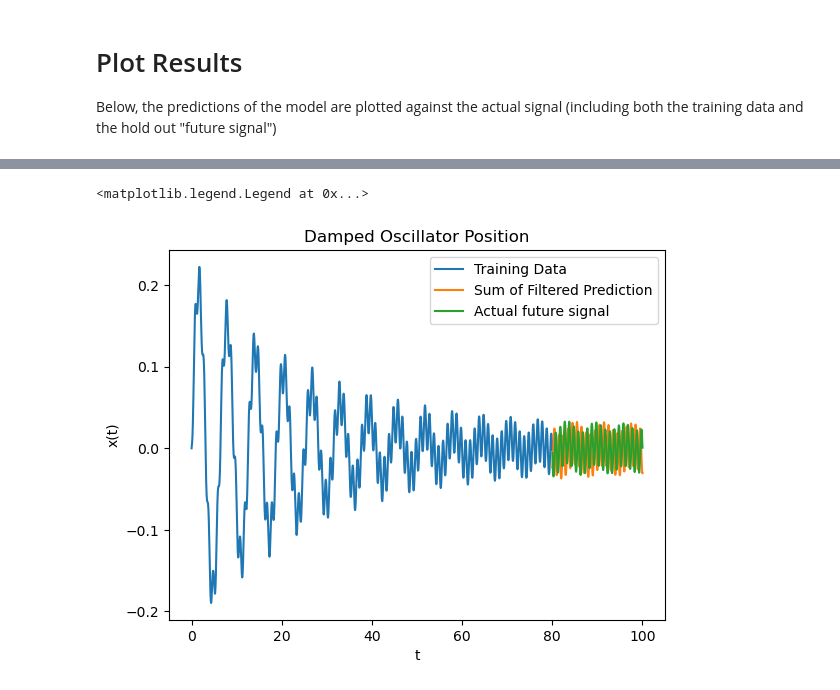
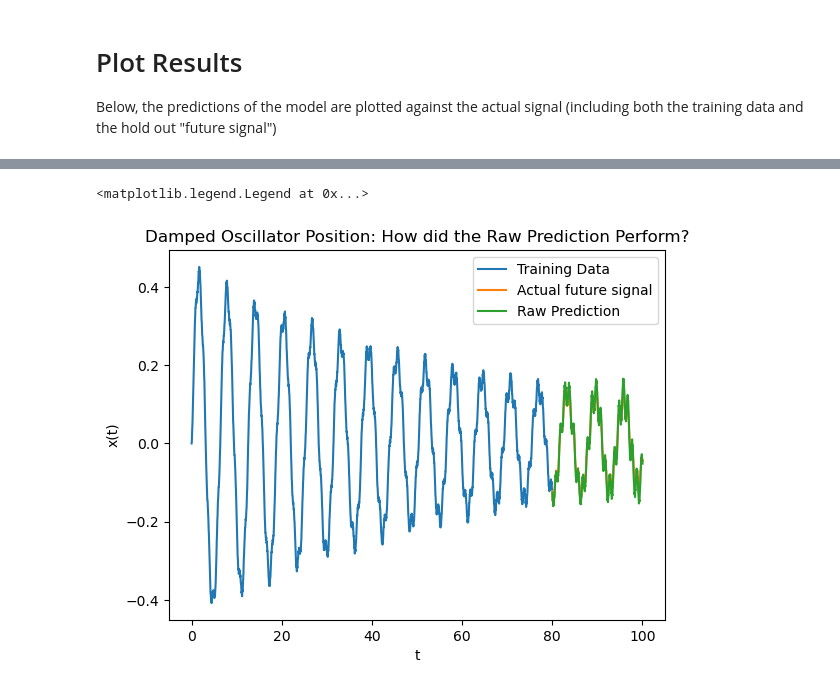
Before and after one commit to gaoadam/dynamicmodel, a Jupyter notebook: lstm_predictions_filtered.ipynb, the cells around one changed output, grey strips where cells are left out. Cells and saved outputs as stored; diff of their text form; code cells hidden in the pictures.

Commit message:
Rerun models

```diff
--- a/lstm_predictions_filtered.ipynb
+++ b/lstm_predictions_filtered.ipynb
@@ -104,6 +106,7 @@ x_train_lp, y_train_lp = create_dataset(data=df1['x_lp'].to_numpy()[0:len_train]
 x_train_hp, y_train_hp = create_dataset(data=df1['x_hp'].to_numpy()[0:len_train], n_window=n_window, n_predict=n_predict)
 # %%
 #Reshape input to be [samples, time steps, features]
+x_train = np.expand_dims(x_train, axis=1)
 x_train_lp = np.expand_dims(x_train_lp, axis=1)
 x_train_hp = np.expand_dims(x_train_hp, axis=1)
 x_train_lp.shape
@@ -131,15 +134,16 @@ def create_model(x_length, y_length):
 # %%
 #Determine model parameters
 x_length = 1
-epochs = 20
 batch_size = 1
 
 #Create neural networks as Tensorflow model objects
+model = create_model(x_length=x_length, y_length=n_window)
 model_lp = create_model(x_length=x_length, y_length=n_window)
 model_hp = create_model(x_length=x_length, y_length=n_window)
 #Train Model
-model_lp.fit(x_train_lp, y_train_lp, epochs=epochs, batch_size=batch_size, verbose=2)
-model_hp.fit(x_train_hp, y_train_hp, epochs=epochs, batch_size=batch_size, verbose=2)
+model.fit(x_train, y_train, epochs=40, batch_size=batch_size, verbose=2)
+model_lp.fit(x_train_lp, y_train_lp, epochs=20, batch_size=batch_size, verbose=2)
+model_hp.fit(x_train_hp, y_train_hp, epochs=20, batch_size=batch_size, verbose=2)
 # %% [output]
 WARNING:tensorflow:From c:\Users\adamq\anaconda3\envs\tensorflow\lib\site-packages\keras\src\backend.py:873: The name tf.get_default_graph is deprecated. Please use tf.compat.v1.get_default_graph inst ...
 
@@ -203,6 +207,7 @@ def predict(model, df, len_train, column_name):
     return model, array_prediction
 # %%
 #Make predictions
+model, array_prediction = predict(model=model, df=df1, len_train=len_train, column_name='x')
 model_lp, array_prediction_lp = predict(model=model_lp, df=df1, len_train=len_train, column_name='x_lp')
 model_hp, array_prediction_hp = predict(model=model_hp, df=df1, len_train=len_train, column_name='x_hp')
 # %% [output]
@@ -225,7 +230,7 @@ predicting timestep 1000 out of 1001
 1/1 [==============================] - 0s 20ms/step
 # %%
 #Add filtered predictions back together
-array_prediction = array_prediction_lp + array_prediction_hp
+array_prediction_filtered = array_prediction_lp + array_prediction_hp
 # %% [markdown]
 # Plot Results
 
@@ -259,14 +278,14 @@ plt.legend(loc='upper right')
 # %%
 #Compare added filtered predictions
 #Plot the actual signal
 fig = plt.figure()
-plt.title('Damped Oscillator Position')
+plt.title('Damped Oscillator Position: How did the Raw Prediction Perform?')
 plt.xlabel('t')
 plt.ylabel('x(t)')
 plt.plot(df1['t'][0:len_train], df1['x'][0:len_train], label='Training Data')
-plt.plot(df1['t'][-1*len(array_prediction):],array_prediction, label='Sum of Filtered Prediction')
 plt.plot(df1['t'][-1*len(array_prediction):], df1['x'][-1*len(array_prediction):], label='Actual future signal')
+plt.plot(df1['t'][-1*len(array_prediction):],array_prediction, label='Raw Prediction')
 plt.legend(loc='upper right')
 # %% [output]
 <matplotlib.legend.Legend at 0x...>
-[figure, old version]
+[figure, new version]
```
Also changed, not shown: parts of 9 cells of this notebook, 4 other files.
